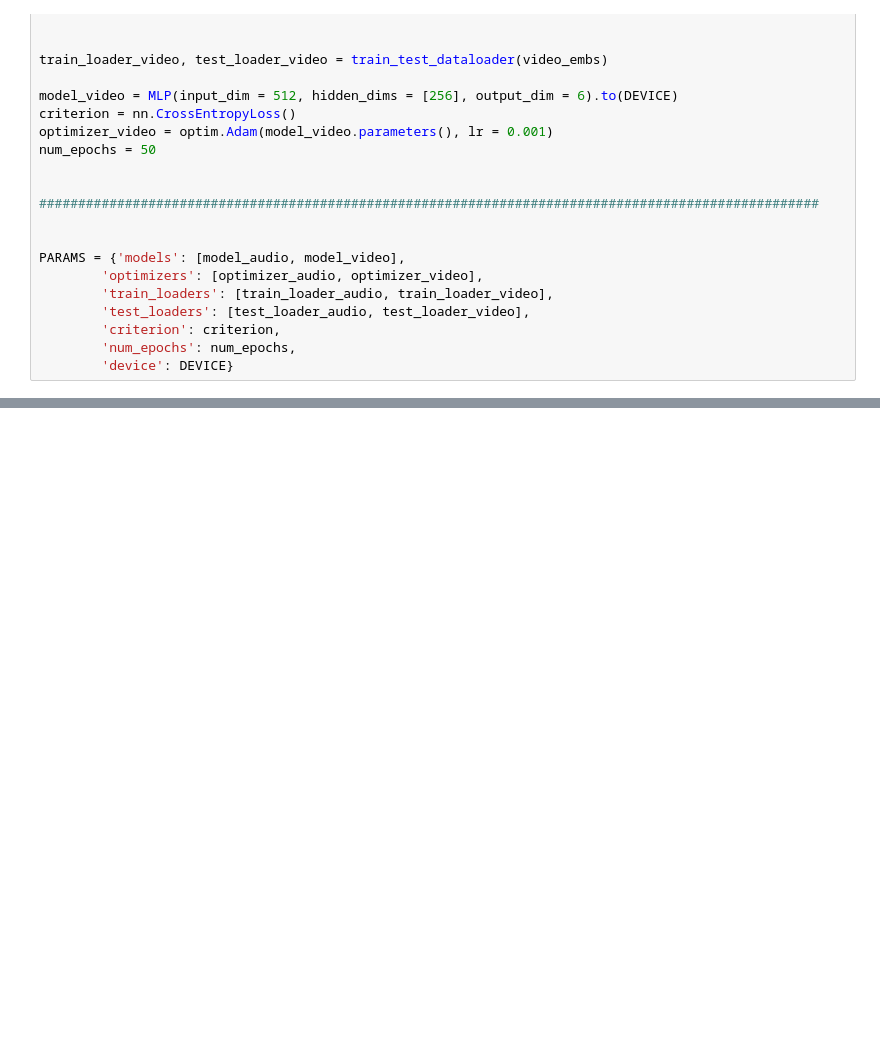
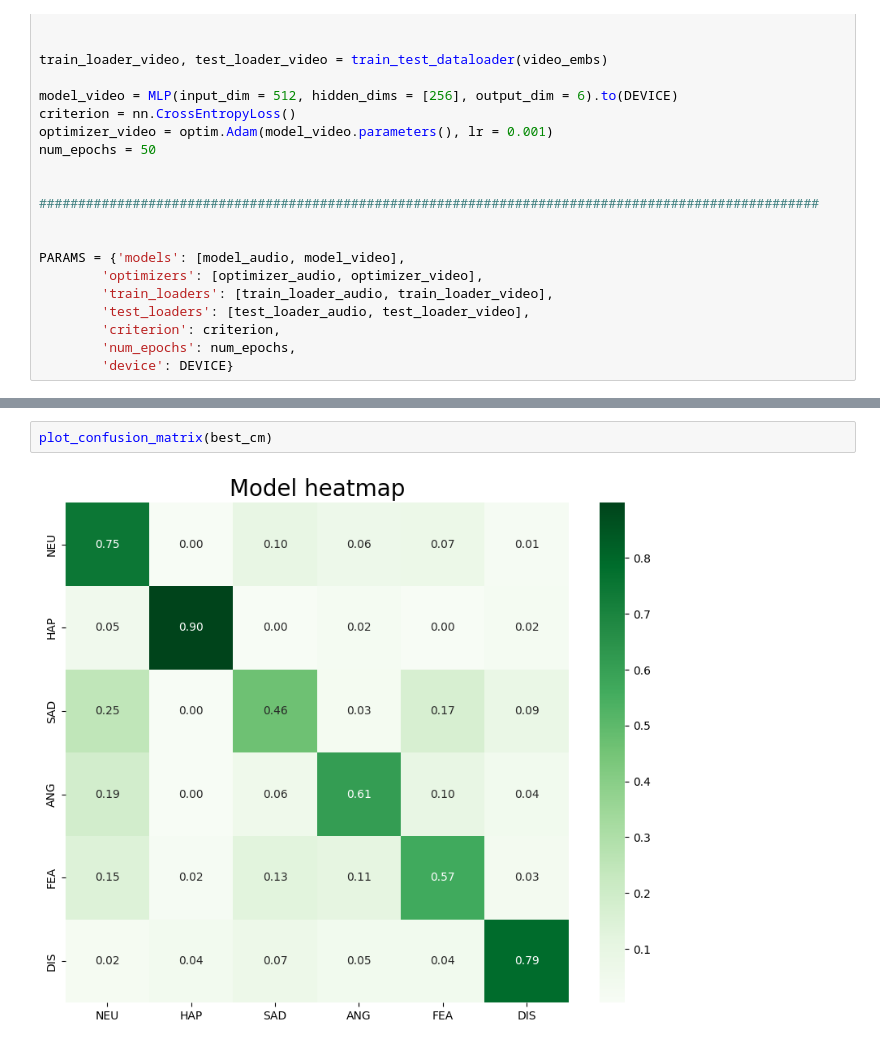
Before and after one commit to mweuro/informatyka-afektywna-speechmultiemo, a Jupyter notebook: notebooks/late_fusion.ipynb, the cells around one changed output, grey strips where cells are left out. Cells and saved outputs as stored; diff of their text form; blank space fills up the shorter version.

```diff
--- a/notebooks/late_fusion.ipynb
+++ b/notebooks/late_fusion.ipynb
@@ -115,0 +103,4 @@ BEST EPOCH: 44.00          BEST LOSS: 1.43          BEST ACCURACY: 0.67
+# %%
+plot_confusion_matrix(best_cm)
+# %% [output]
+[figure, added]
```
Also changed, not shown: parts of 3 cells of this notebook, 9 other files.
